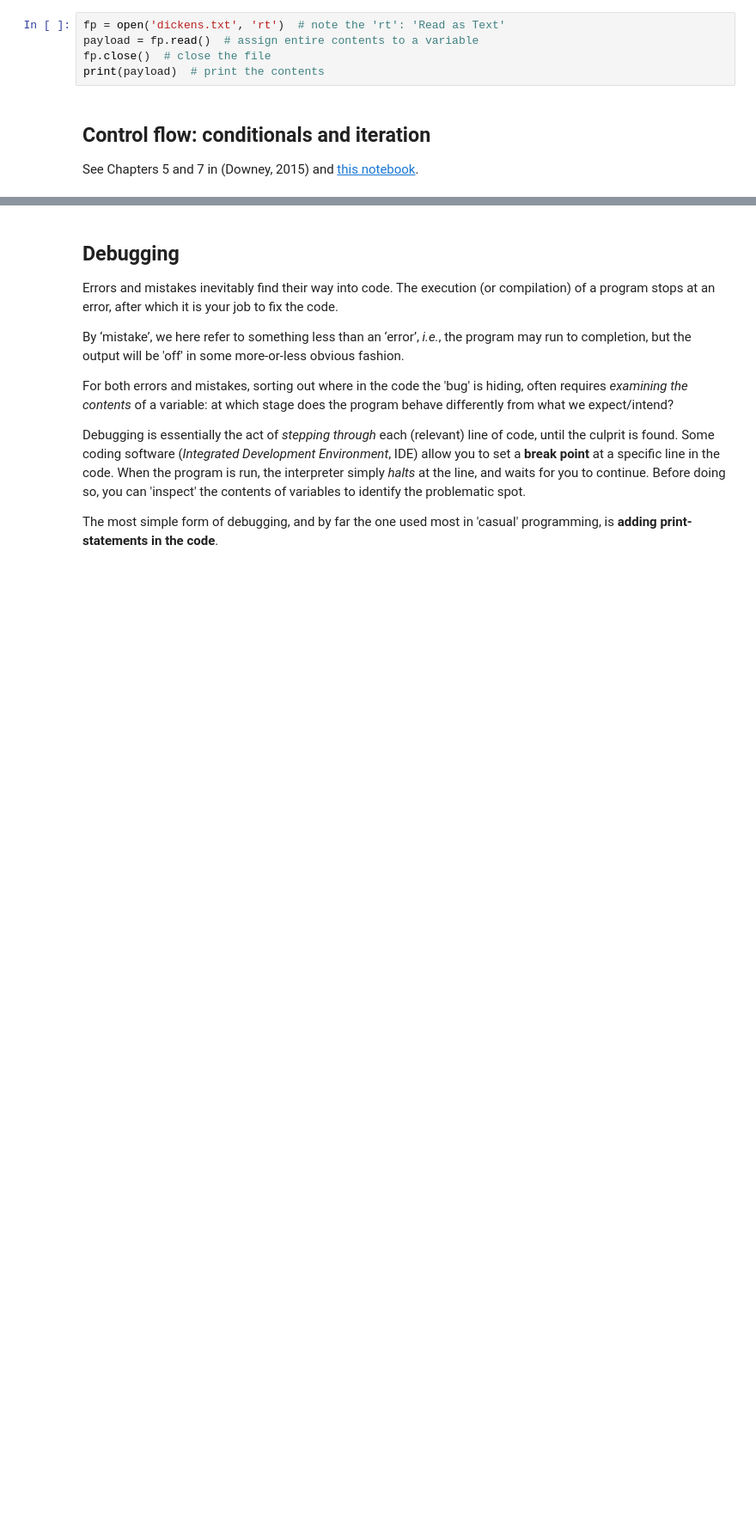
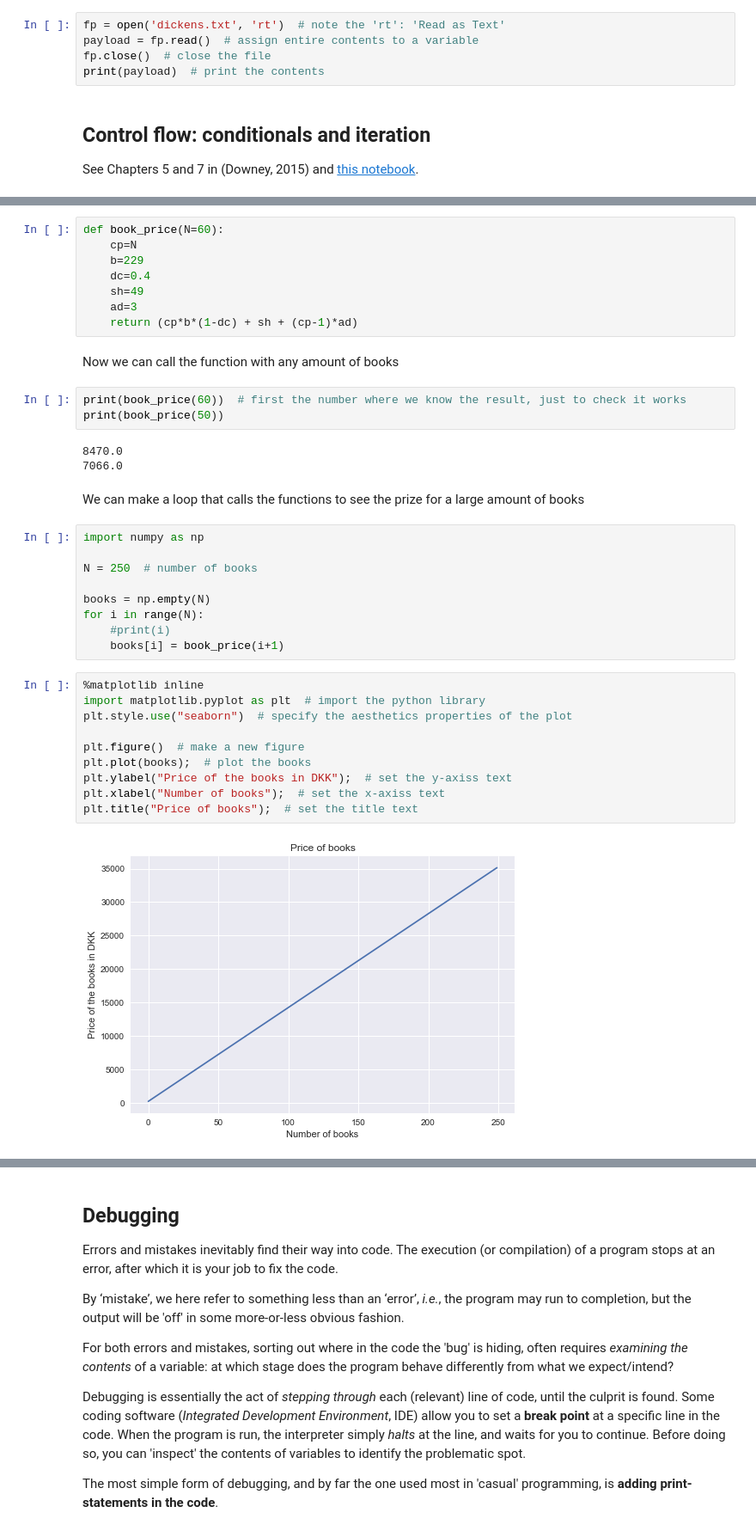
Before and after one commit to MadsJensen/intro_to_scientific_computing, a Jupyter notebook: notebooks/10-Building-blocks-of-program.ipynb, the cells around one changed output, grey strips where cells are left out. Shown at 86% size. Cells and saved outputs as stored; diff of their text form; blank space fills up the shorter version.

Commit message:
added function example

```diff
--- a/notebooks/10-Building-blocks-of-program.ipynb
+++ b/notebooks/10-Building-blocks-of-program.ipynb
@@ -76,0 +91,39 @@ function return_value = a_new_function(param1, param2, param3)
+# %%
+def book_price(N=60):
+    cp=N
+    b=229
+    dc=0.4
+    sh=49
+    ad=3
+    return (cp*b*(1-dc) + sh + (cp-1)*ad)
+# %% [markdown]
+Now we can call the function with any amount of books
+# %%
+print(book_price(60))  # first the number where we know the result, just to check it works
+print(book_price(50))
+# %% [output]
+8470.0
+7066.0
+# %% [markdown]
+We can make a loop that calls the functions to see the prize for a large amount of books
+# %%
+import numpy as np
+
+N = 250  # number of books
+
+books = np.empty(N)
+for i in range(N):
+    #print(i)
+    books[i] = book_price(i+1)
+# %%
+%matplotlib inline
+import matplotlib.pyplot as plt  # import the python library
+plt.style.use("seaborn")  # specify the aesthetics properties of the plot
+
+plt.figure()  # make a new figure
+plt.plot(books);  # plot the books
+plt.ylabel("Price of the books in DKK");  # set the y-axiss text
+plt.xlabel("Number of books");  # set the x-axiss text
+plt.title("Price of books");  # set the title text
+# %% [output]
+[figure, added]
```
Also changed, not shown: parts of 2 cells of this notebook.
